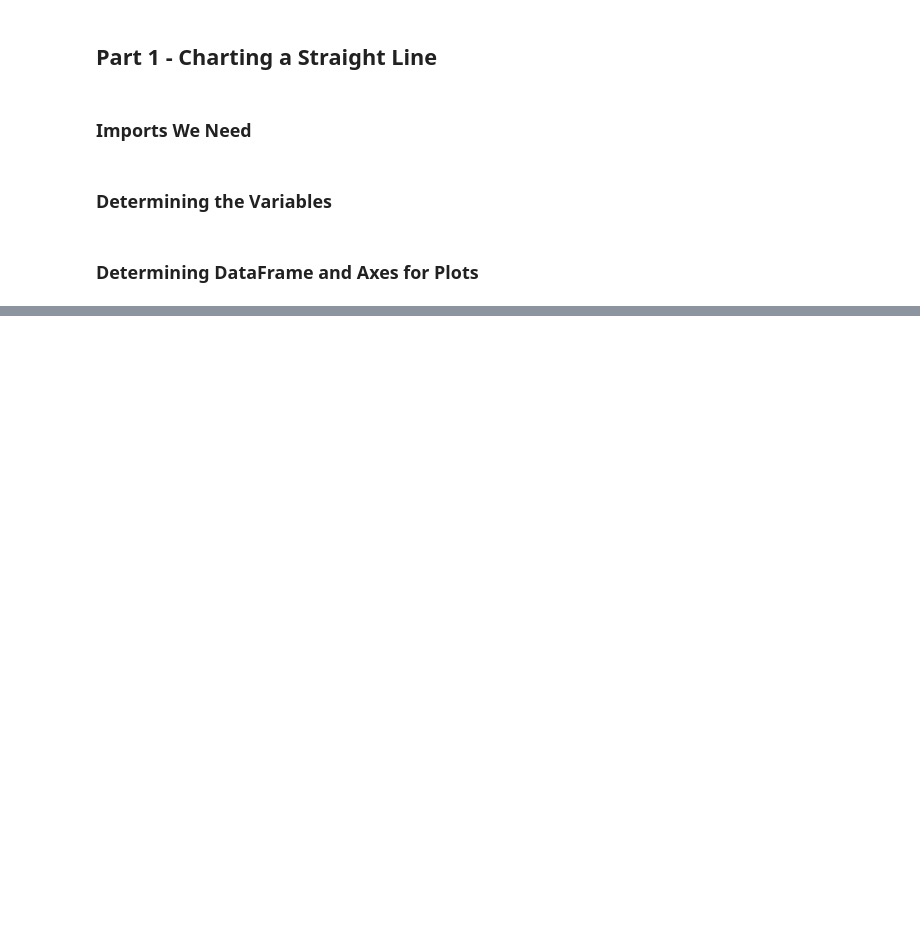
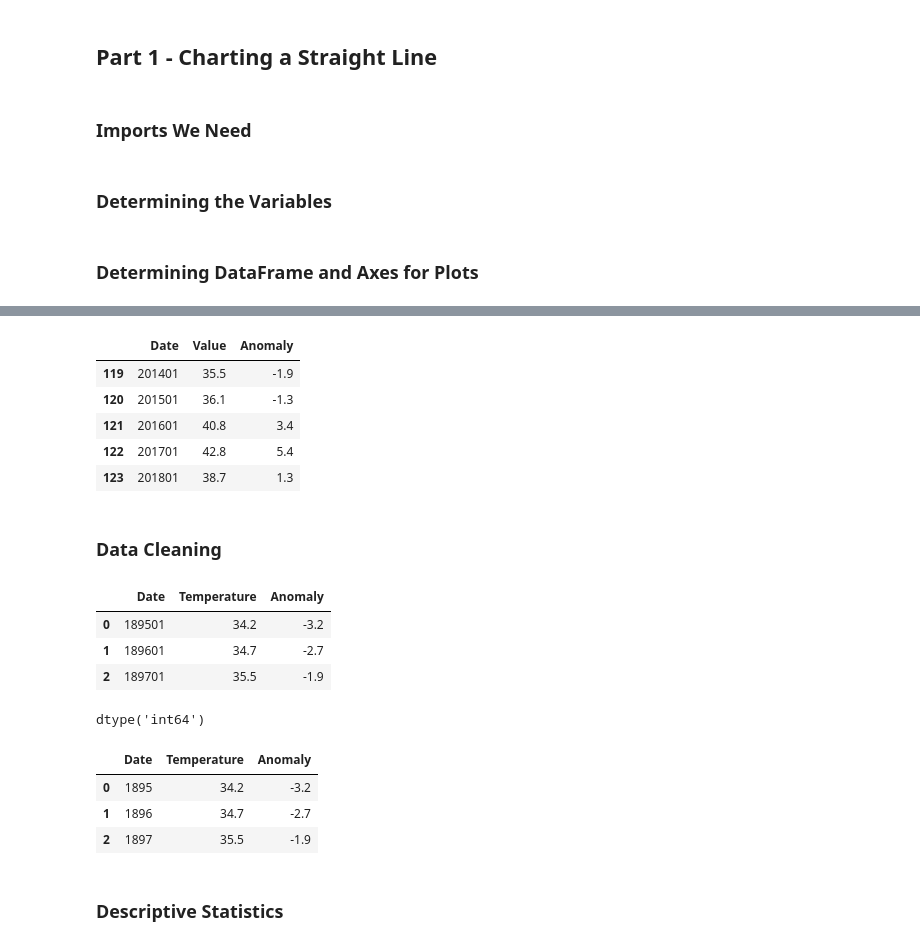
Before and after one commit to karlidean/datafun-07-ml, a Jupyter notebook: karlidean_ml.ipynb, the cells around one changed output, grey strips where cells are left out. Saved outputs shown, nothing was run; the diff lists cells and outputs as text; code cells hidden in the pictures; blank space fills up the shorter version.

```diff
--- a/karlidean_ml.ipynb
+++ b/karlidean_ml.ipynb
@@ -31,0 +53,12 @@ y_label = axes.set_ylabel('Celsius')
+# %%
+# Looking at the tail function to know what the end of the data frame looks like
+nyc.tail()
+# %% [output]
+|  | Date | Value | Anomaly |
+| 119 | 201401 | 35.5 | -1.9 |
+| 120 | 201501 | 36.1 | -1.3 |
+| 121 | 201601 | 40.8 | 3.4 |
+| 122 | 201701 | 42.8 | 5.4 |
+| 123 | 201801 | 38.7 | 1.3 |
+# %% [markdown]
+### Data Cleaning
@@ -31,0 +68,12 @@ y_label = axes.set_ylabel('Celsius')
+# %%
+# Verifying the change was successful
+nyc.head(3)
+# %% [output]
+|  | Date | Temperature | Anomaly |
+| 0 | 189501 | 34.2 | -3.2 |
+| 1 | 189601 | 34.7 | -2.7 |
+| 2 | 189701 | 35.5 | -1.9 |
+# %%
+nyc.Date.dtype
+# %% [output]
+dtype('int64')
@@ -31,0 +83,9 @@ y_label = axes.set_ylabel('Celsius')
+# %%
+nyc.head(3)
+# %% [output]
+|  | Date | Temperature | Anomaly |
+| 0 | 1895 | 34.2 | -3.2 |
+| 1 | 1896 | 34.7 | -2.7 |
+| 2 | 1897 | 35.5 | -1.9 |
+# %% [markdown]
+### Descriptive Statistics
```
Also changed, not shown: parts of 24 cells of this notebook, 1 other file.
